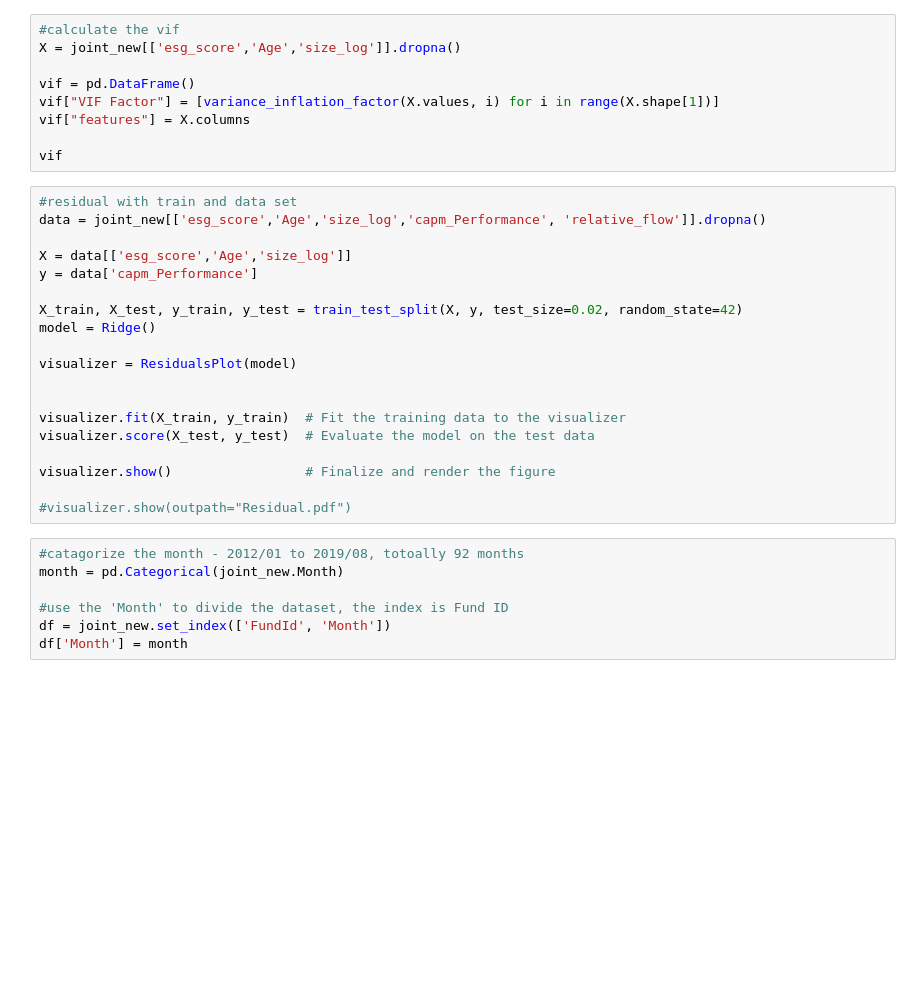
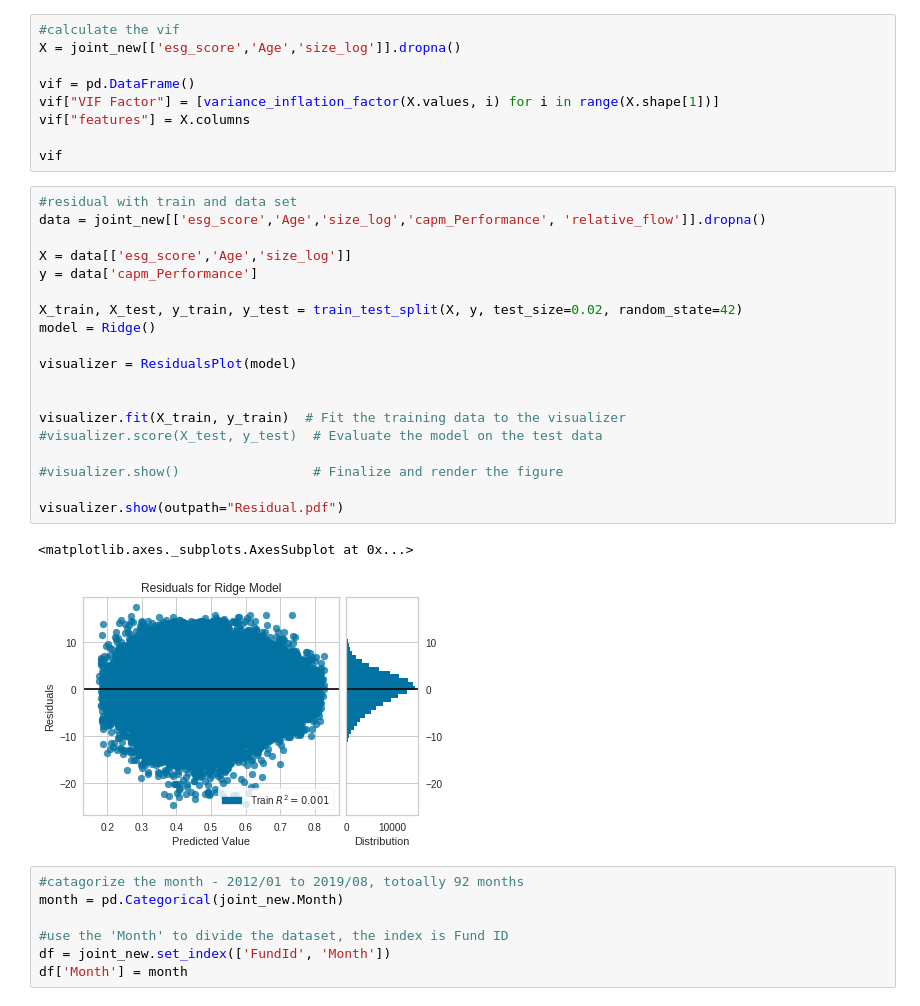
Before and after one commit to YuxuanSnow/BA_The-Impact-of-Portofolio, a Jupyter notebook: Hypothesis.ipynb, the cells around one changed output. Cells and saved outputs as stored; diff of their text form; blank space fills up the shorter version.

Commit message:
test set and train set based residual plot

```diff
--- a/Hypothesis.ipynb
+++ b/Hypothesis.ipynb
@@ -78,22 +78,25 @@ vif
 # %%
 #residual with train and data set
 data = joint_new[['esg_score','Age','size_log','capm_Performance', 'relative_flow']].dropna()
 
 X = data[['esg_score','Age','size_log']]
 y = data['capm_Performance']
 
 X_train, X_test, y_train, y_test = train_test_split(X, y, test_size=0.02, random_state=42)
 model = Ridge()
 
 visualizer = ResidualsPlot(model)
 
 
 visualizer.fit(X_train, y_train)  # Fit the training data to the visualizer
-visualizer.score(X_test, y_test)  # Evaluate the model on the test data
+#visualizer.score(X_test, y_test)  # Evaluate the model on the test data
 
-visualizer.show()                 # Finalize and render the figure
+#visualizer.show()                 # Finalize and render the figure
 
-#visualizer.show(outpath="Residual.pdf")
+visualizer.show(outpath="Residual.pdf")
+# %% [output]
+<matplotlib.axes._subplots.AxesSubplot at 0x...>
+[figure, added]
 # %%
 #catagorize the month - 2012/01 to 2019/08, totoally 92 months
 month = pd.Categorical(joint_new.Month)
```
Also changed, not shown: parts of 1 cell of this notebook, 1 other file.
